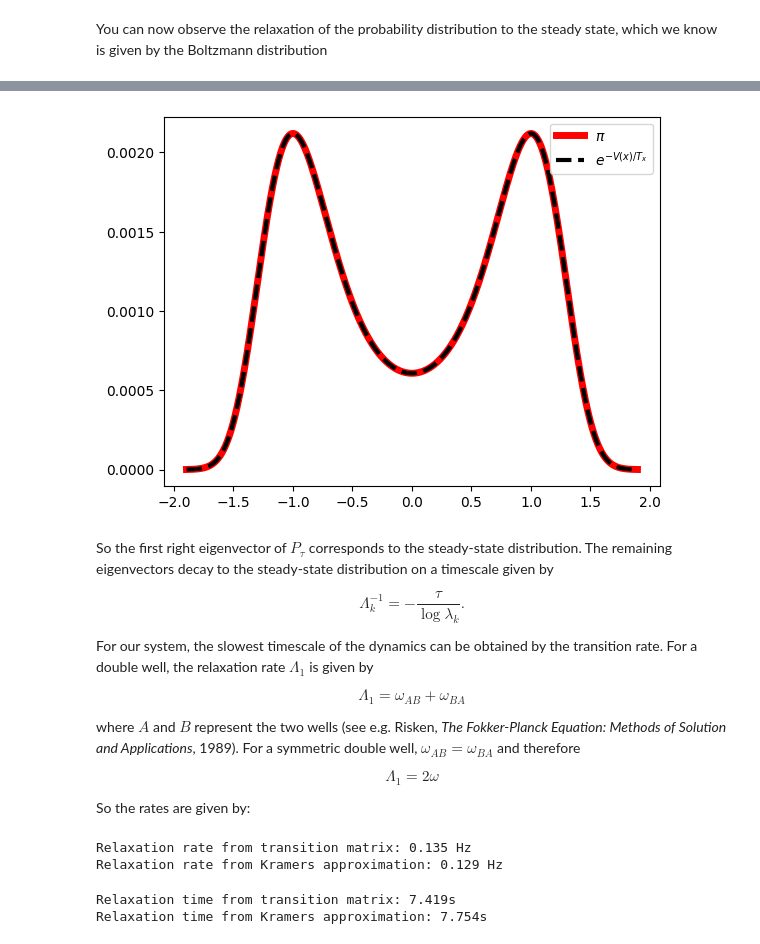
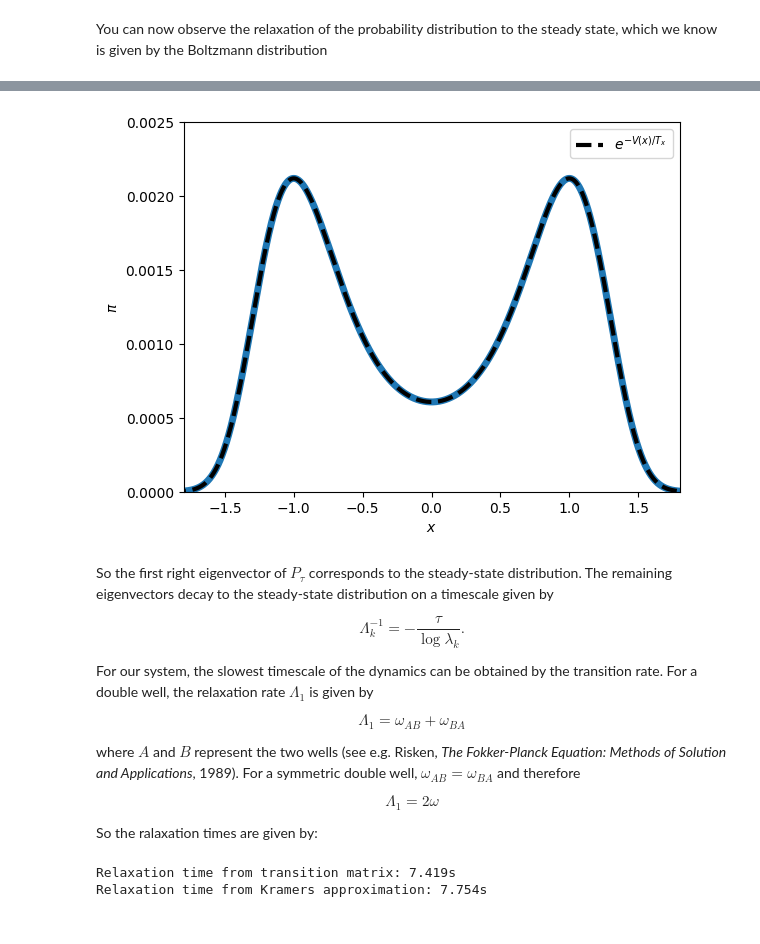
Before and after one commit to AntonioCCosta/DPG_PhysicsBehavior_2026, a Jupyter notebook: notebooks/notebook_1_theory_dw.ipynb, the cells around one changed output, grey strips where cells are left out. Saved outputs shown, nothing was run; the diff lists cells and outputs as text; code cells hidden in the pictures.

```diff
--- a/notebooks/notebook_1_theory_dw.ipynb
+++ b/notebooks/notebook_1_theory_dw.ipynb
@@ -207,17 +225,14 @@ def kramers_rate(mu, Tx):
 def state_lifetime(states,tau):
     durations=[]
     for state in np.sort(np.unique(states.compressed())):
-        gaps = states==state
+        gaps = states==state #find contiguos segments in the same state
         gaps_boundaries = np.where(np.abs(np.diff(np.concatenate([[False], gaps, [False]]))))[0].reshape(-1, 2)
         durations.append(np.hstack(np.diff(gaps_boundaries))*tau)
     return durations
 
-delta=1e-2*np.sqrt(mu)
-xs = np.hstack(sims)
-states = np.zeros_like(xs)
-states[xs >  delta] = +1
-states[xs < -delta] = -1
-states = np.ma.masked_equal(states, 0)
+states = ma.zeros(xs.shape)
+states[xs>0]=1
+states[xs==0]=ma.masked #mask if state is exactly at the boundary (super rare!)
 durs = np.hstack(state_lifetime(states,final_dt))
 # %%
 tmin=1
@@ -450,10 +470,14 @@ pi = eigvecs_fwd[:,0].real/eigvecs_fwd[:,0].real.sum()
 # %%
-plt.plot(x,pi,c='r',lw=5,label=r'$\pi$')
+plt.plot(x,pi,lw=5)
 plt.plot(x,pB,c='k',ls='--',lw=3,label=r'$e^{-V(x)/T_x}$')
 plt.legend()
+plt.ylabel(r'$\pi$')
+plt.xlabel('$x$')
+plt.xlim(-1.8,1.8)
+plt.ylim(0,0.0025)
 plt.show()
 # %% [output]
-[figure, old version]
+[figure, new version]
 # %% [markdown]
 So the first right eigenvector of $P_\tau$ corresponds to the steady-state distribution. The remaining eigenvectors decay to the steady-state distribution on a timescale given by
 
@@ -471,13 +495,7 @@ where $A$ and $B$ represent the two wells (see e.g. Risken, *The Fokker-Planck E
 
 $$\Lambda_1 = 2\omega$$
 
-So the rates are given by:
+So the ralaxation times are given by:
-# %%
-print(r'Relaxation rate from transition matrix: {:.3f} Hz'.format(-np.log(eigvals_fwd[1].real)/delay))
-print(r'Relaxation rate from Kramers approximation: {:.3f} Hz'.format(2*kramers_rate(mu,Tx)))
-# %% [output]
-Relaxation rate from transition matrix: 0.135 Hz
-Relaxation rate from Kramers approximation: 0.129 Hz
 # %%
 print(r'Relaxation time from transition matrix: {:.3f}s'.format(-delay/np.log(eigvals_fwd[1].real)))
 print(r'Relaxation time from Kramers approximation: {:.3f}s'.format(1/(2*kramers_rate(mu,Tx))))
```
Also changed, not shown: parts of 24 cells of this notebook.
